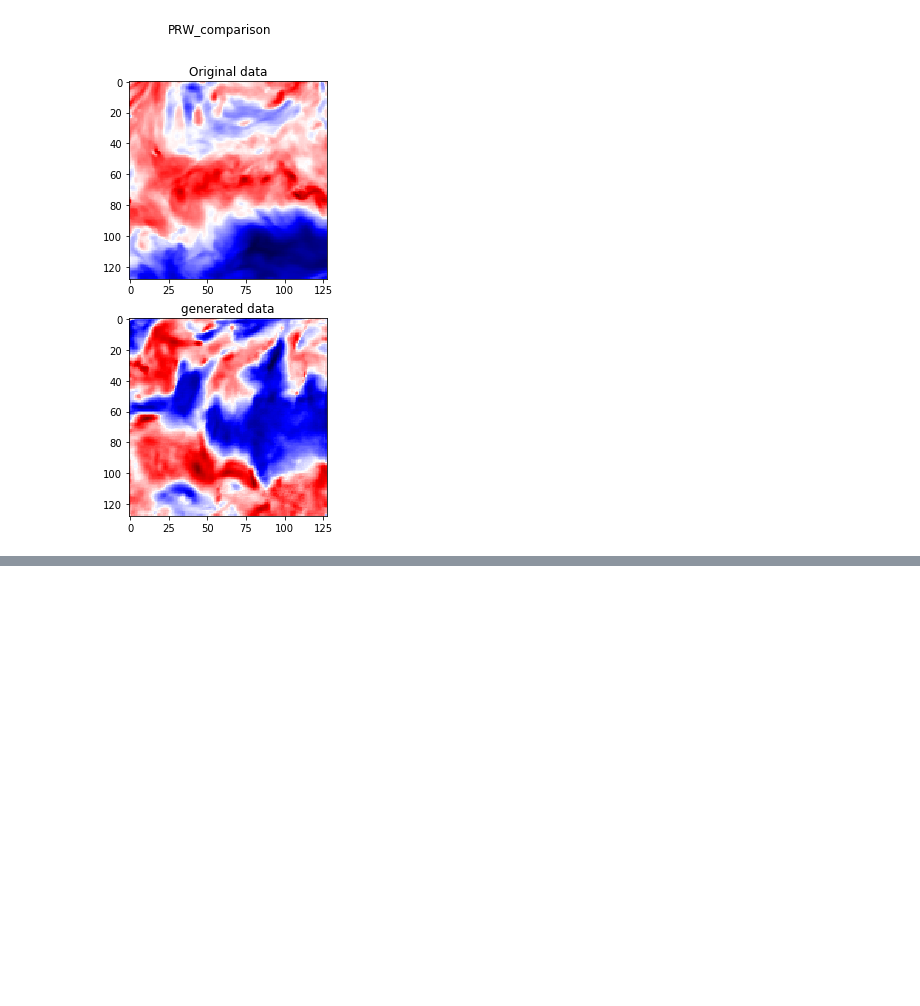
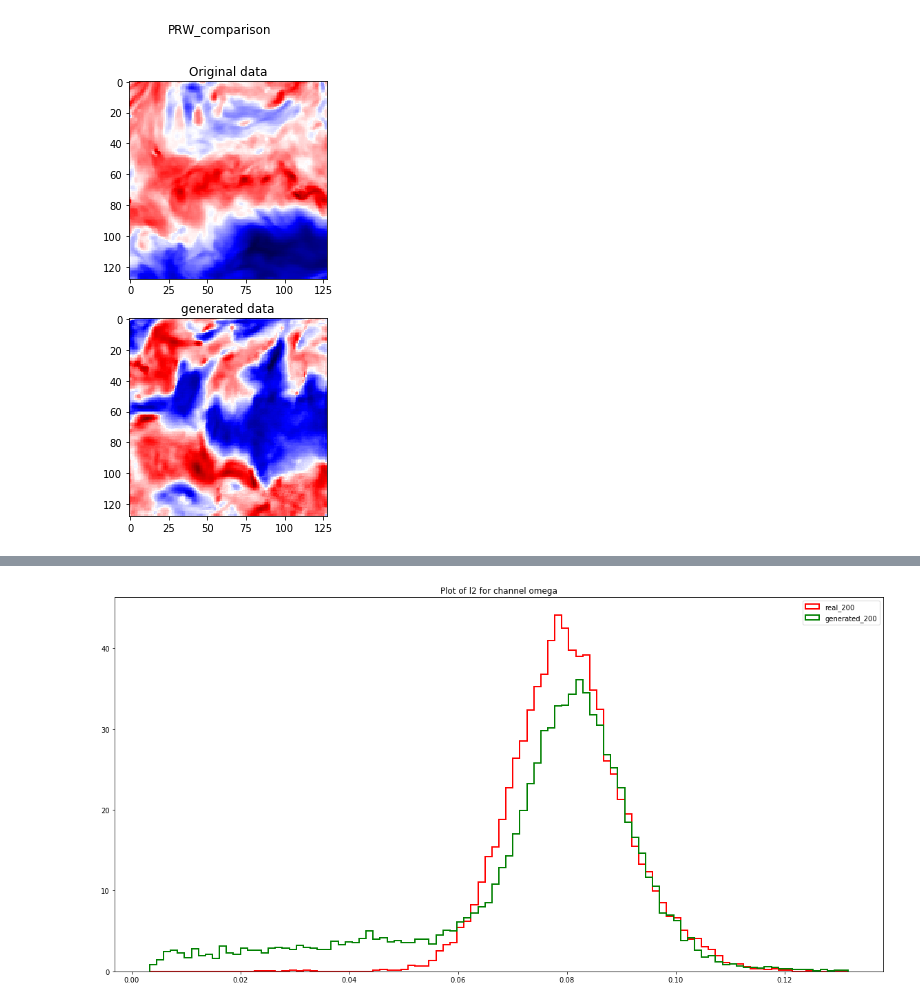
Before and after one commit to rishabh135/climate_stylegan, a Jupyter notebook: jupyter_notebooks/StyleGAN_v1_results_working.ipynb, the cells around one changed output, grey strips where cells are left out. Drawn from its saved outputs; the diff is of its cells as text; code cells hidden in the pictures; blank space fills up the shorter version.

Commit message:
results for best omega 128 plotting offline

```diff
--- a/jupyter_notebooks/StyleGAN_v1_results_working.ipynb
+++ b/jupyter_notebooks/StyleGAN_v1_results_working.ipynb
@@ -1351,0 +1568,49 @@ plt.savefig("./prw_comparison_generator_{}.png".format(counter), dpi=200)
+# %%
+# Now l2 image plots
+
+
+
+
+
+generated_image = omega_generated_data[-200:]
+real_image = omega_original_data[-200:]
+
+channels = 1
+number_l2 = 200
+
+fig, axs = plt.subplots(nrows=channels, figsize=(20, channels*10))
+# for i, y_ax in enumerate(ys):
+#     pd.Series(y_ax, index=x_ax).plot(kind='bar', ax=axs[i])
+
+def calculateDistance(i1, i2):
+    return np.mean((i1-i2)**2)
+
+channel_names = ["omega"]
+channels =1
+
+for chan in range(channels):
+
+#     generated_image =  generated_three_channel_data[:number_l2, :, :, chan]
+#     real_image = normalized_original_data[:number_l2, chan,]
+    l2_generated = []
+    for i, img in tqdm(enumerate(generated_image)):
+        foo = [calculateDistance(img,j) for j in generated_image[i+1:]]
+        l2_generated.append(foo)
+
+    fake_distances = [j for i in l2_generated for j in i]
+
+
+
+    l2_real = []
+    for i, img in tqdm(enumerate(real_image)):
+        foo = [calculateDistance(img,j) for j in real_image[i+1:]]
+        l2_real.append(foo)
+    real_distances = [j for i in l2_real for j in i]
+
+    axs.hist([  fake_distances, real_distances ], color=[ 'g', 'r'], bins=100, linewidth=2 ,histtype='step', label=[ "generated_{}".format(number_l2), "real_{}".format(number_l2)  ], density=True)
+    axs.set_title('Plot of l2 for channel {}'.format(channel_names[chan]))
+    # plt.yscale("log")
+    # plt.gca().invert_yaxis()
+    axs.legend(loc='best')
+# %% [output]
+[figure, added]
```
Also changed, not shown: parts of 1 cell of this notebook.
